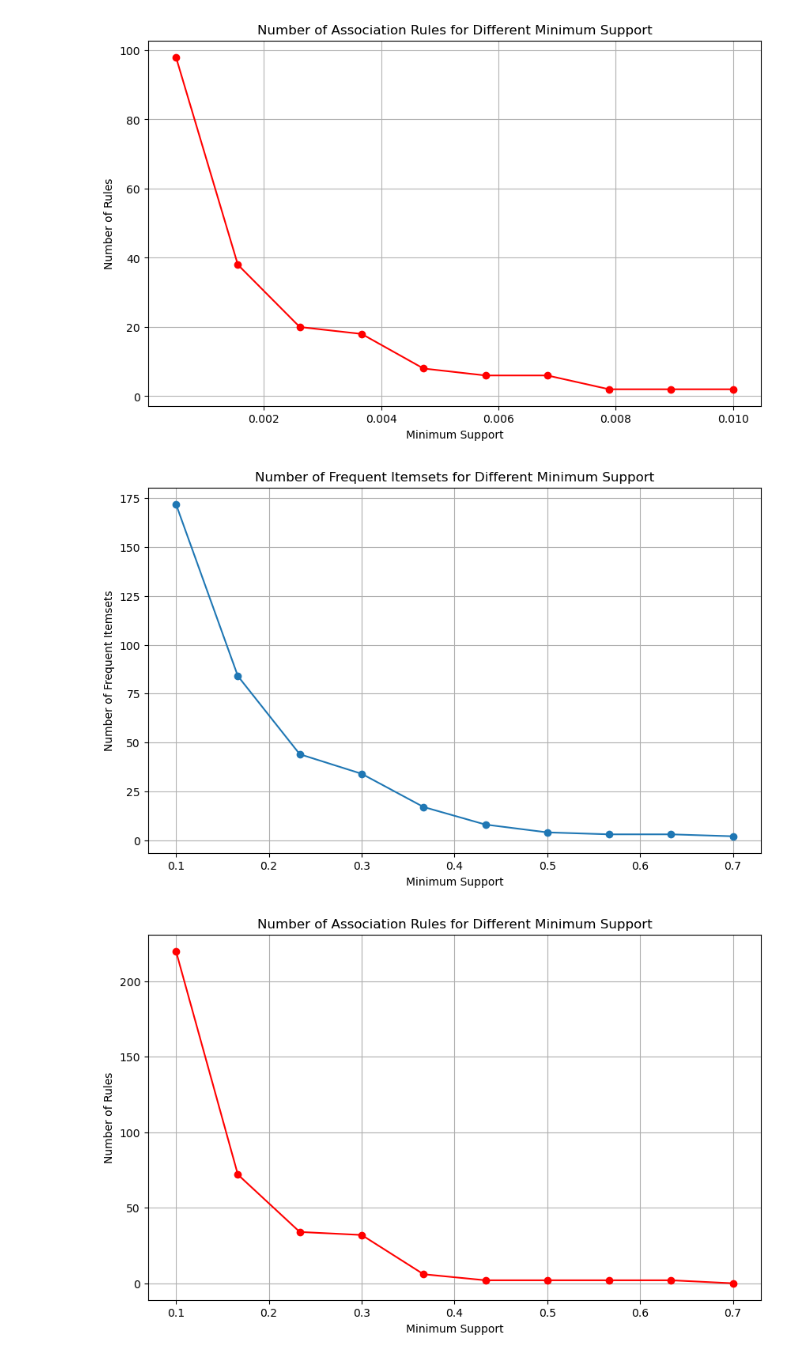
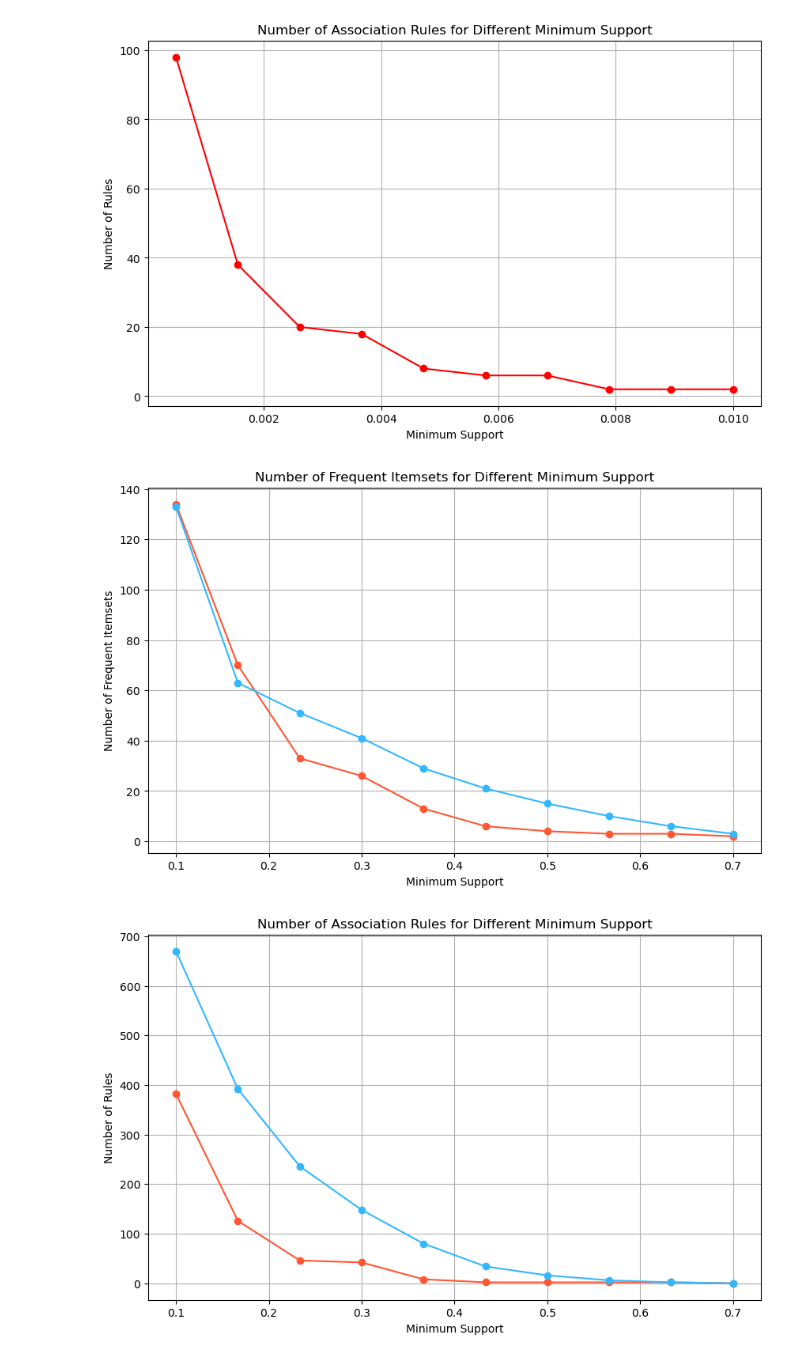
Before and after one commit to AbolfazlAAnsari/Transportaion-Pipline, a Jupyter notebook: Apriori Algorithm.ipynb, the cells around one changed output. Drawn from its saved outputs; the diff is of its cells as text; code cells hidden in the pictures.

Commit message:
Dynamic Threshold and Classified Apriri Added

```diff
--- a/Apriori Algorithm.ipynb
+++ b/Apriori Algorithm.ipynb
@@ -775,3 +761,15 @@ plt.savefig('Distribution of Precipitation')
 [figure]
 # %%
 # With new threshold
+# %%
+thresholds = {
+    'Temperature(F)': [0, np.percentile(df['Temperature(F)'], 15), np.percentile(df['Temperature(F)'], 85), float('inf')],
+    'Wind_Chill(F)': [0, np.percentile(df['Wind_Chill(F)'], 15), np.percentile(df['Wind_Chill(F)'], 85), float('inf')],
+    'Humidity(%)': [0, np.percentile(df['Humidity(%)'], 15), np.percentile(df['Humidity(%)'], 85), float('inf')],
+    'Pressure(in)': [0, np.percentile(df['Pressure(in)'], 15), np.percentile(df['Pressure(in)'], 85), float('inf')],
+    'Visibility(mi)': [0, np.percentile(df['Visibility(mi)'], 15), np.percentile(df['Visibility(mi)'], 85), float('inf')],
+    'Wind_Speed(mph)': [0, np.percentile(df['Wind_Speed(mph)'], 30), np.percentile(df['Wind_Speed(mph)'], 85), float('inf')],
+    'Precipitation(in)': [0, np.percentile(df['Precipitation(in)'], 80), np.percentile(df['Precipitation(in)'], 95), float('inf')],
+}
+
+thresholds
@@ -804,12 +845,12 @@ df.drop(weather_float_columns, axis=1, inplace=True)
 weather_float_columns = ['Temperature(F)_0', 'Temperature(F)_1', 'Temperature(F)_2',
                          'Wind_Chill(F)_0', 'Wind_Chill(F)_1', 'Wind_Chill(F)_2',
                          'Humidity(%)_0', 'Humidity(%)_1', 'Humidity(%)_2',
-                         'Pressure(in)_0', 'Humidity(%)_1', 'Humidity(%)_2',
+                         'Pressure(in)_0', 'Pressure(in)_1', 'Pressure(in)_2',
                          'Visibility(mi)_0', 'Visibility(mi)_1', 'Visibility(mi)_2',
-                         'Wind_Speed(mph)_0', 'Wind_Speed(mph)_1', 'Wind_Speed(mph)_2']
-
+                         'Wind_Speed(mph)_0', 'Wind_Speed(mph)_1', 'Wind_Speed(mph)_2',
+                         'Precipitation(in)_0', 'Precipitation(in)_1', 'Precipitation(in)_2']
 # Apply Apriori algorithm
-frequent_itemsets = apriori(df[weather_float_columns], min_support=0.3, use_colnames=True)
+frequent_itemsets = apriori(df_dynamic_threshold[weather_float_columns], min_support=0.3, use_colnames=True)
 rules = association_rules(frequent_itemsets, metric="lift", min_threshold=1)
 
 # Show frequent itemsets
@@ -937,40 +974,60 @@ plt.show()
 [figure]
 [figure]
 # %%
+import numpy as np
+import matplotlib.pyplot as plt
+
 # Generate the minimum support values
 min_support_values = np.linspace(0.1, 0.7, num=10)
 
 # Reverse the order of minimum support values
 min_support_values = min_support_values[::-1]
 
-num_frequent_itemsets = []
-num_rules = []
+num_frequent_itemsets_static = []
+num_rules_static = []
 
 for min_support in min_support_values:
-    frequent_itemsets = apriori(df[weather_float_columns], min_support=min_support, use_colnames=True)
+    frequent_itemsets = apriori(df_static_threshold[weather_float_columns], min_support=min_support, use_colnames=True)
     rules = association_rules(frequent_itemsets, metric="lift", min_threshold=1)
-    num_frequent_itemsets.append(len(frequent_itemsets))
-    num_rules.append(len(rules))
+    num_frequent_itemsets_static.append(len(frequent_itemsets))
+    num_rules_static.append(len(rules))
+
+
+num_frequent_itemsets_dynamic = []
+num_rules_dynamic = []
+
+for min_support in min_support_values:
+    frequent_itemsets = apriori(df_dynamic_threshold[weather_float_columns], min_support=min_support, use_colnames=True)
+    rules = association_rules(frequent_itemsets, metric="lift", min_threshold=1)
+    num_frequent_itemsets_dynamic.append(len(frequent_itemsets))
+    num_rules_dynamic.append(len(rules))
+
+
+# Define colors for static and dynamic plots
+static_color = '#FF5733'  # Orange color
+dynamic_color = '#33B8FF'  # Blue color
 
 # Plot number of frequent itemsets
 plt.figure(figsize=(10, 6))
-plt.plot(min_support_values, num_frequent_itemsets, marker='o')
+plt.plot(min_support_values, num_frequent_itemsets_static, marker='o', color=static_color)
+plt.plot(min_support_values, num_frequent_itemsets_dynamic, marker='o', color=dynamic_color)
 plt.xlabel('Minimum Support')
 plt.ylabel('Number of Frequent Itemsets')
 plt.title('Number of Frequent Itemsets for Different Minimum Support')
 plt.grid(True)
 plt.savefig('frequent_itemsets_plot_weather_condition.png')
 plt.show()
 
 # Plot number of rules
 plt.figure(figsize=(10, 6))
-plt.plot(min_support_values, num_rules, marker='o', color='r')
+plt.plot(min_support_values, num_rules_static, marker='o', color=static_color)
+plt.plot(min_support_values, num_rules_dynamic, marker='o', color=dynamic_color)
 plt.xlabel('Minimum Support')
 plt.ylabel('Number of Rules')
 plt.title('Number of Association Rules for Different Minimum Support')
 plt.grid(True)
 plt.savefig('rules_count_plot_weather_condition.png')
 plt.show()
 # %% [output]
-[figure, old version]
+[figure, new version]
-[figure, old version]
+[figure, new version]
```
Also changed, not shown: parts of 25 cells of this notebook, 9 other files.
